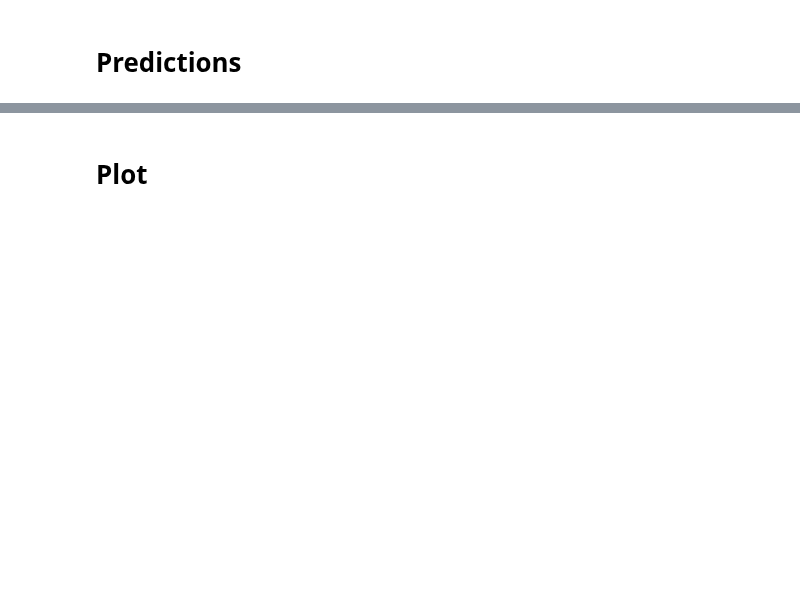
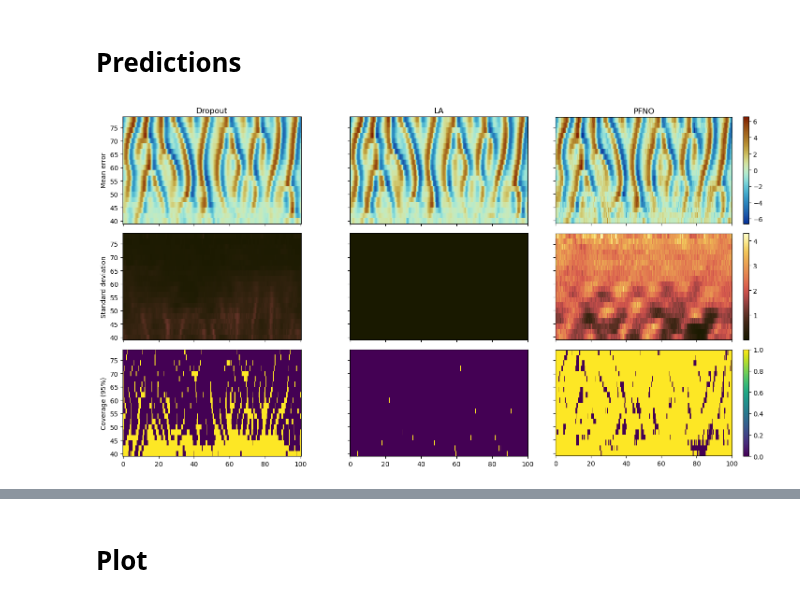
Before and after one commit to cbuelt/pfno, a Jupyter notebook: evaluation/plots/ks.ipynb, the cells around one changed output, grey strips where cells are left out. Saved outputs shown, nothing was run; the diff lists cells and outputs as text; code cells hidden in the pictures; blank space fills up the shorter version.

```diff
--- a/evaluation/plots/ks.ipynb
+++ b/evaluation/plots/ks.ipynb
@@ -32,7 +33,7 @@ train_data = KSDataset(data_dir, test = False, temporal_downscaling_factor=2, in
 test_data = KSDataset(data_dir, test = True, temporal_downscaling_factor=2, init_steps = 20, pred_horizon = 20)
 
 # Get domain and range
-x,y = test_data.get_coordinates()
+x,y = test_data.get_coordinates(normalize = False)
 L = test_data.get_domain_range()
 
 train_loader = torch.utils.data.DataLoader(train_data, batch_size=batch_size, shuffle=True)
@@ -97,29 +107,43 @@ def plot_statistics(truth, preds, names, grid, save_path = None, alpha = 0.05):
     n_models = len(preds)
     x,y = grid
 
-    fig, axs = plt.subplots(n_models, 3, figsize = (12, 8), subplot_kw=dict(box_aspect=1),
+
+    # Get scalings
+    pred_array = np.array(preds)
+    bias_norm = Normalize(vmin = (truth -pred_array.mean(axis = -1)).min(), vmax = (truth - pred_array.mean(axis = -1)).max())
+    std_norm = Normalize(vmin = pred_array.std(axis = -1).min(), vmax = pred_array.std(axis = -1).max())
+
+
+    fig, axs = plt.subplots(3,n_models, figsize = (15, 8), subplot_kw=dict(box_aspect=0.6),
                          sharex=True, sharey=True)
     for m, pred in enumerate(preds):
-            truth = truth.squeeze()
-            pred = pred.squeeze()
-            # Calculate coverage
-            q_lower = np.quantile(pred,alpha/2, axis = -1)
-            q_upper = np.quantile(pred,1-alpha/2, axis = -1)
-            coverage = (truth>q_lower) & (truth<q_upper)
-            axs[m,0].pcolormesh(x,y,truth - pred.mean(axis = -1), shading = "nearest", cmap = "cmc.roma_r")
-            axs[m,1].pcolormesh(x,y,pred.std(axis = -1), shading = "nearest", cmap = "cmc.lajolla")
-            axs[m,2].pcolormesh(x,y,coverage, shading = "nearest")
-            axs[m,0].set_ylabel(names[m])
+        truth = truth.squeeze()
+        pred = pred.squeeze()
+        # Calculate coverage
+        q_lower = np.quantile(pred,alpha/2, axis = -1)
+        q_upper = np.quantile(pred,1-alpha/2, axis = -1)
+        coverage = (truth>q_lower) & (truth<q_upper)
+        im1 = axs[0,m].pcolormesh(x,y,truth - pred.mean(axis = -1), shading = "nearest", cmap = "cmc.roma_r", norm = bias_norm)
+        im2 = axs[1,m].pcolormesh(x,y,pred.std(axis = -1), shading = "nearest", cmap = "cmc.lajolla", norm = std_norm)
+        im3 = axs[2,m].pcolormesh(x,y,coverage, shading = "nearest")
+        axs[0,m].set_title(names[m])
+    fig.colorbar(im1, ax = axs[0,m])
+    fig.colorbar(im2, ax = axs[1,m])
+    fig.colorbar(im3, ax = axs[2,m])
 
-    axs[0,0].set_title('Mean error')
-    axs[0,1].set_title('Standard deviation')
-    axs[0,2].set_title('Coverage (95%)')
+    axs[0,0].set_ylabel('Mean error')
+    axs[1,0].set_ylabel('Standard deviation')
+    axs[2,0].set_ylabel('Coverage (95%)')
     fig.tight_layout()
 
     if save_path is not None:
         plt.savefig(save_path)
 
     plt.show()
+# %%
+plot_statistics(u, preds, names, (x,y), save_path = "ks/ks_statistics.png")
+# %% [output]
+[figure, added]
 # %%
 def plot_predictions(truth, preds, names, grid, save_path = None, alpha = 0.05):
     n_models = len(preds)
```
Also changed, not shown: parts of 9 cells of this notebook, 6 other files.
